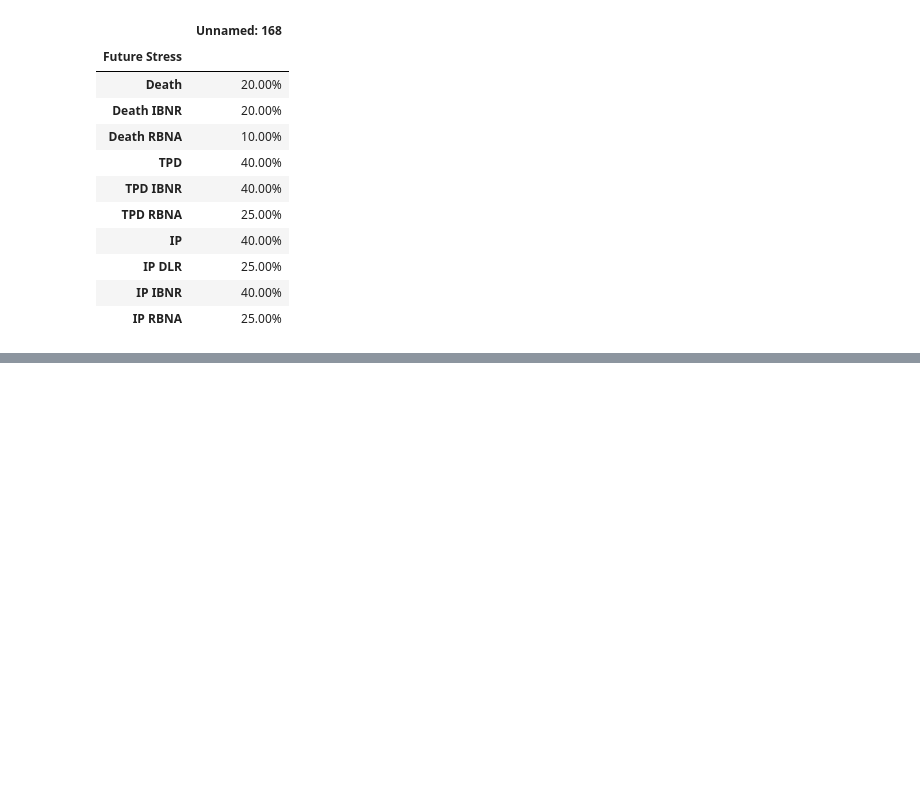
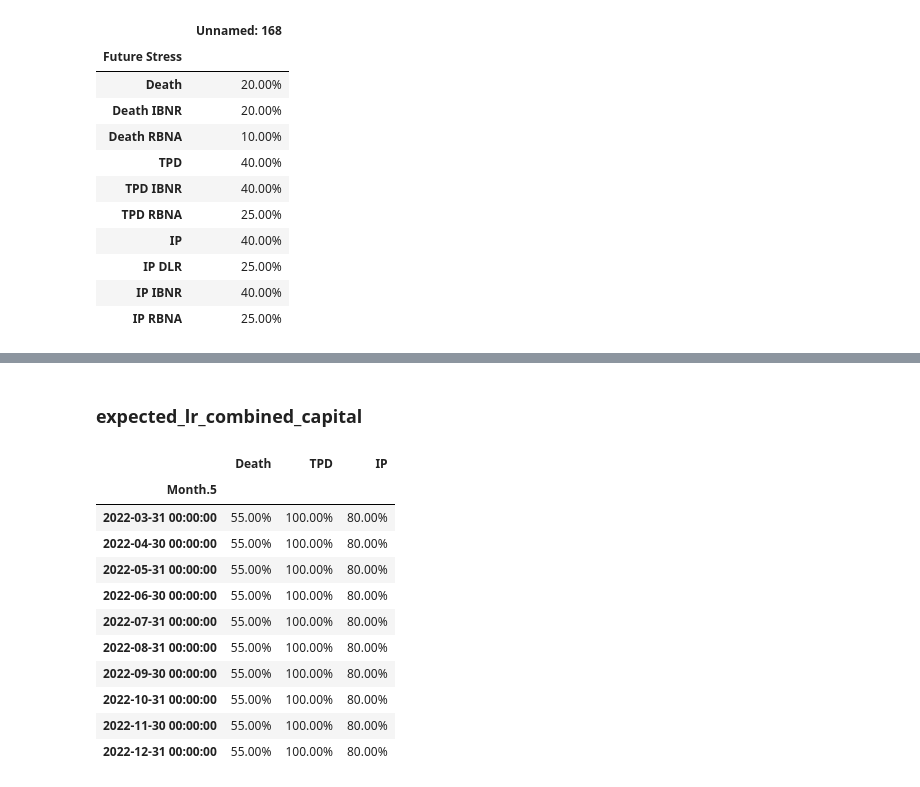
Before and after one commit to wheatfields/Q, a Jupyter notebook: sva_documentation.ipynb, the cells around one changed output, grey strips where cells are left out. Drawn from its saved outputs; the diff is of its cells as text; code cells hidden in the pictures; blank space fills up the shorter version.

```diff
--- a/sva_documentation.ipynb
+++ b/sva_documentation.ipynb
@@ -582,0 +787,17 @@ sva.stress_margins.future.future_all().style.format('{:,.2%}')
+# %% [markdown]
+### expected_lr_combined_capital
+# %%
+sva.expected_lr_combined_capital().tail(10).fillna(0).style.format('{:,.2%}')
+# %% [output]
+|  | Death | TPD | IP |
+| Month.5 |  |  |  |
+| 2022-03-31 00:00:00 | 55.00% | 100.00% | 80.00% |
+| 2022-04-30 00:00:00 | 55.00% | 100.00% | 80.00% |
+| 2022-05-31 00:00:00 | 55.00% | 100.00% | 80.00% |
+| 2022-06-30 00:00:00 | 55.00% | 100.00% | 80.00% |
+| 2022-07-31 00:00:00 | 55.00% | 100.00% | 80.00% |
+| 2022-08-31 00:00:00 | 55.00% | 100.00% | 80.00% |
+| 2022-09-30 00:00:00 | 55.00% | 100.00% | 80.00% |
+| 2022-10-31 00:00:00 | 55.00% | 100.00% | 80.00% |
+| 2022-11-30 00:00:00 | 55.00% | 100.00% | 80.00% |
+| 2022-12-31 00:00:00 | 55.00% | 100.00% | 80.00% |
```
Also changed, not shown: parts of 53 cells of this notebook, 2 other files.
